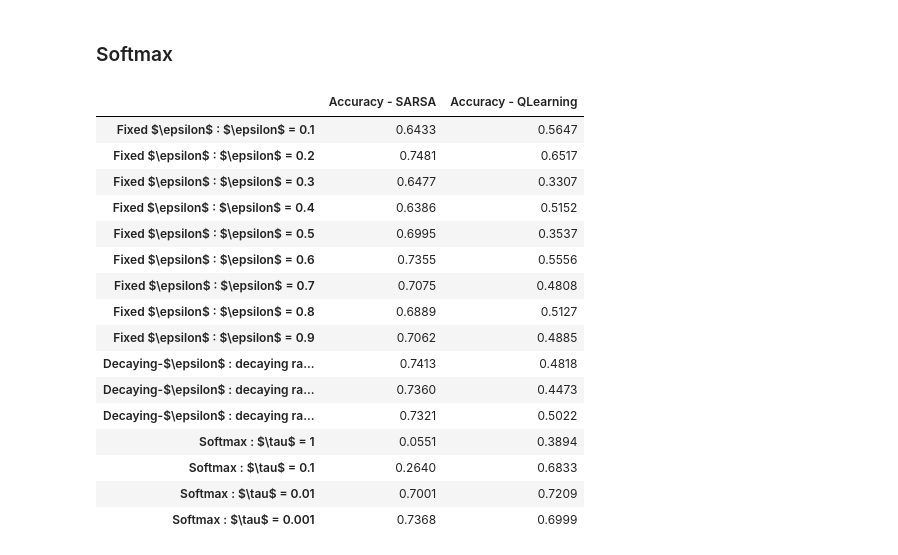
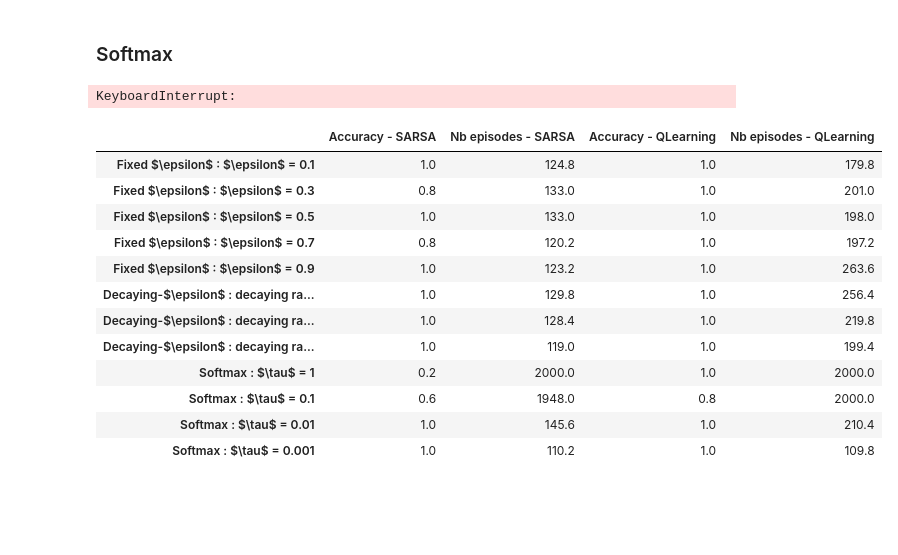
Before and after one commit to AntGro/P3A-Deep-Reinforcement-Learning, a Jupyter notebook: Notebooks/TD deterministic.ipynb, the cells around one changed output. Saved outputs shown, nothing was run; the diff lists cells and outputs as text; code cells hidden in the pictures; blank space fills up the shorter version.

```diff
--- a/Notebooks/TD deterministic.ipynb
+++ b/Notebooks/TD deterministic.ipynb
@@ -58,10 +71,11 @@ Wall time: 1.77 s
 # %% [markdown]
 ## Compare methods
 # %%
-recap = pd.DataFrame (columns = ["Accuracy - SARSA", "Nb episodes - SARSA", "Accuracy - QLearning", "Nb episodes - SARSA"])
+recap = pd.DataFrame (columns = ["Accuracy - SARSA", "Nb episodes - SARSA", "Accuracy - QLearning", "Nb episodes - QLearning"])
 
-nEpisodeAccuracy = 1000
-threshold = 0.76
+nEpisodeAccuracy = 1
+threshold = 0.98
+nEpisodeMax = 2000
 # %% [markdown]
 ### $\epsilon$-greedy with fixed $\epsilon$
 # %%
@@ -74,14 +88,14 @@ for eps in tqdm(Eps):
     ql = 0
     qEpisode = 0
     for _ in range(n):
-        q_table, histAcc, qEp = QLearningTh(threshold, epsilon0 = eps, decreaseRate=1)
-        ql += testPolicy(q_table, nEpisodeAccuracy)
+        q_table, histAcc, qEp = QLearningTh(env, threshold, epsilon0 = eps, decreaseRate=1)
+        ql += testPolicy(env, q_table, nEpisodeAccuracy)
         qEpisode += qEp
-        q_table, histAcc, sarsaEp  = SARSATh(threshold, epsilon0 = eps, decreaseRate=1)
-        sarsa += testPolicy(q_table, nEpisodeAccuracy)
+        q_table, histAcc, sarsaEp  = SARSATh(env, threshold, epsilon0 = eps, decreaseRate=1)
+        sarsa += testPolicy(env, q_table, nEpisodeAccuracy)
         sarsaEpisode += sarsaEp
     sarsa /= n
     sarsaEpisode /= n
     qEpisode /= n
     ql /= n
-    recap.loc["Fixed $\epsilon$ : $\epsilon$ = {}".format(round(eps,2))] = [sarsa, sarsaEpisode, ql, sarsaEpisode]
+    recap.loc["Fixed $\epsilon$ : $\epsilon$ = {}".format(round(eps,2))] = [sarsa, sarsaEpisode, ql, qEpisode]
@@ -100,14 +121,14 @@ for dr in tqdm(DR):
     ql = 0
     qEpisode = 0
     for _ in range(n):
-        q_table, histAcc, qEp = QLearningTh(threshold, epsilon0 = eps, decreaseRate=dr)
-        ql += testPolicy(q_table, nEpisodeAccuracy)
+        q_table, histAcc, qEp = QLearningTh(env, threshold, epsilon0 = eps, decreaseRate=dr)
+        ql += testPolicy(env, q_table, nEpisodeAccuracy)
         qEpisode += qEp
-        q_table, histAcc, sarsaEp  = SARSATh(threshold, epsilon0 = eps, decreaseRate=dr)
-        sarsa += testPolicy(q_table, nEpisodeAccuracy)
+        q_table, histAcc, sarsaEp  = SARSATh(env, threshold, epsilon0 = eps, decreaseRate=dr)
+        sarsa += testPolicy(env, q_table, nEpisodeAccuracy)
         sarsaEpisode += sarsaEp
     sarsa /= n
     sarsaEpisode /= n
     qEpisode /= n
     ql /= n
-    recap.loc["Decaying-$\epsilon$ : decaying rate = {}".format(dr)] = [sarsa, sarsaEpisode, ql, sarsaEpisode]
+    recap.loc["Decaying-$\epsilon$ : decaying rate = {}".format(dr)] = [sarsa, sarsaEpisode, ql, qEpisode]
@@ -115,39 +148,40 @@ for dr in tqdm(DR):
 ### Softmax
 # %%
 n = 5
+Tau = [1, 0.1, 0.01, 0.001]
 
-for t in tqdm([1, 0.1, 0.01, 0.001]):
+for t in tqdm(Tau):
     sarsa = 0
     sarsaEpisode = 0
     ql = 0
     qEpisode = 0
     for _ in range(n):
-        q_table, histAcc, qEp = QLearningTh(threshold, softmax = True, tau = t)
-        ql += testPolicy(q_table, nEpisodeAccuracy)
+        q_table, histAcc, qEp = QLearningTh(env, threshold, nEpisodeMax = nEpisodeMax, softmax = True, tau = t)
+        ql += testPolicy(env, q_table, nEpisodeAccuracy)
         qEpisode += qEp
-        q_table, histAcc, sarsaEp  = SARSATh(threshold, softmax = True, tau = t)
-        sarsa += testPolicy(q_table, nEpisodeAccuracy)
+        q_table, histAcc, sarsaEp  = SARSATh(env, threshold, nEpisodeMax = nEpisodeMax, softmax = True, tau = t)
+        sarsa += testPolicy(env, q_table, nEpisodeAccuracy)
         sarsaEpisode += sarsaEp
     sarsa /= n
     sarsaEpisode /= n
     qEpisode /= n
     ql /= n
-    recap.loc["Softmax : $\tau$ = {}".format(t)] = [sarsa, sarsaEpisode, ql, sarsaEpisode]
+    recap.loc["Softmax : $\tau$ = {}".format(t)] = [sarsa, sarsaEpisode, ql, qEpisode]
 # %% [output]
-|  | Accuracy - SARSA | Accuracy - QLearning |
-| Fixed $\epsilon$ : $\epsilon$ = 0.1 | 0.6433 | 0.5647 |
-| Fixed $\epsilon$ : $\epsilon$ = 0.2 | 0.7481 | 0.6517 |
-| Fixed $\epsilon$ : $\epsilon$ = 0.3 | 0.6477 | 0.3307 |
-| Fixed $\epsilon$ : $\epsilon$ = 0.4 | 0.6386 | 0.5152 |
-| Fixed $\epsilon$ : $\epsilon$ = 0.5 | 0.6995 | 0.3537 |
-| Fixed $\epsilon$ : $\epsilon$ = 0.6 | 0.7355 | 0.5556 |
-| Fixed $\epsilon$ : $\epsilon$ = 0.7 | 0.7075 | 0.4808 |
-| Fixed $\epsilon$ : $\epsilon$ = 0.8 | 0.6889 | 0.5127 |
-| Fixed $\epsilon$ : $\epsilon$ = 0.9 | 0.7062 | 0.4885 |
-| Decaying-$\epsilon$ : decaying ra... | 0.7413 | 0.4818 |
-| Decaying-$\epsilon$ : decaying ra... | 0.7360 | 0.4473 |
-| Decaying-$\epsilon$ : decaying ra... | 0.7321 | 0.5022 |
-| Softmax : $\tau$ = 1 | 0.0551 | 0.3894 |
-| Softmax : $\tau$ = 0.1 | 0.2640 | 0.6833 |
-| Softmax : $\tau$ = 0.01 | 0.7001 | 0.7209 |
-| Softmax : $\tau$ = 0.001 | 0.7368 | 0.6999 |
+KeyboardInterrupt:
+# %%
+recap
+# %% [output]
+|  | Accuracy - SARSA | Nb episodes - SARSA | Accuracy - QLearning | Nb episodes - QLearning |
+| Fixed $\epsilon$ : $\epsilon$ = 0.1 | 1.0 | 124.8 | 1.0 | 179.8 |
+| Fixed $\epsilon$ : $\epsilon$ = 0.3 | 0.8 | 133.0 | 1.0 | 201.0 |
+| Fixed $\epsilon$ : $\epsilon$ = 0.5 | 1.0 | 133.0 | 1.0 | 198.0 |
+| Fixed $\epsilon$ : $\epsilon$ = 0.7 | 0.8 | 120.2 | 1.0 | 197.2 |
+| Fixed $\epsilon$ : $\epsilon$ = 0.9 | 1.0 | 123.2 | 1.0 | 263.6 |
+| Decaying-$\epsilon$ : decaying ra... | 1.0 | 129.8 | 1.0 | 256.4 |
+| Decaying-$\epsilon$ : decaying ra... | 1.0 | 128.4 | 1.0 | 219.8 |
+| Decaying-$\epsilon$ : decaying ra... | 1.0 | 119.0 | 1.0 | 199.4 |
+| Softmax : $\tau$ = 1 | 0.2 | 2000.0 | 1.0 | 2000.0 |
+| Softmax : $\tau$ = 0.1 | 0.6 | 1948.0 | 0.8 | 2000.0 |
+| Softmax : $\tau$ = 0.01 | 1.0 | 145.6 | 1.0 | 210.4 |
+| Softmax : $\tau$ = 0.001 | 1.0 | 110.2 | 1.0 | 109.8 |
```
Also changed, not shown: parts of 12 cells of this notebook, 6 other files.
